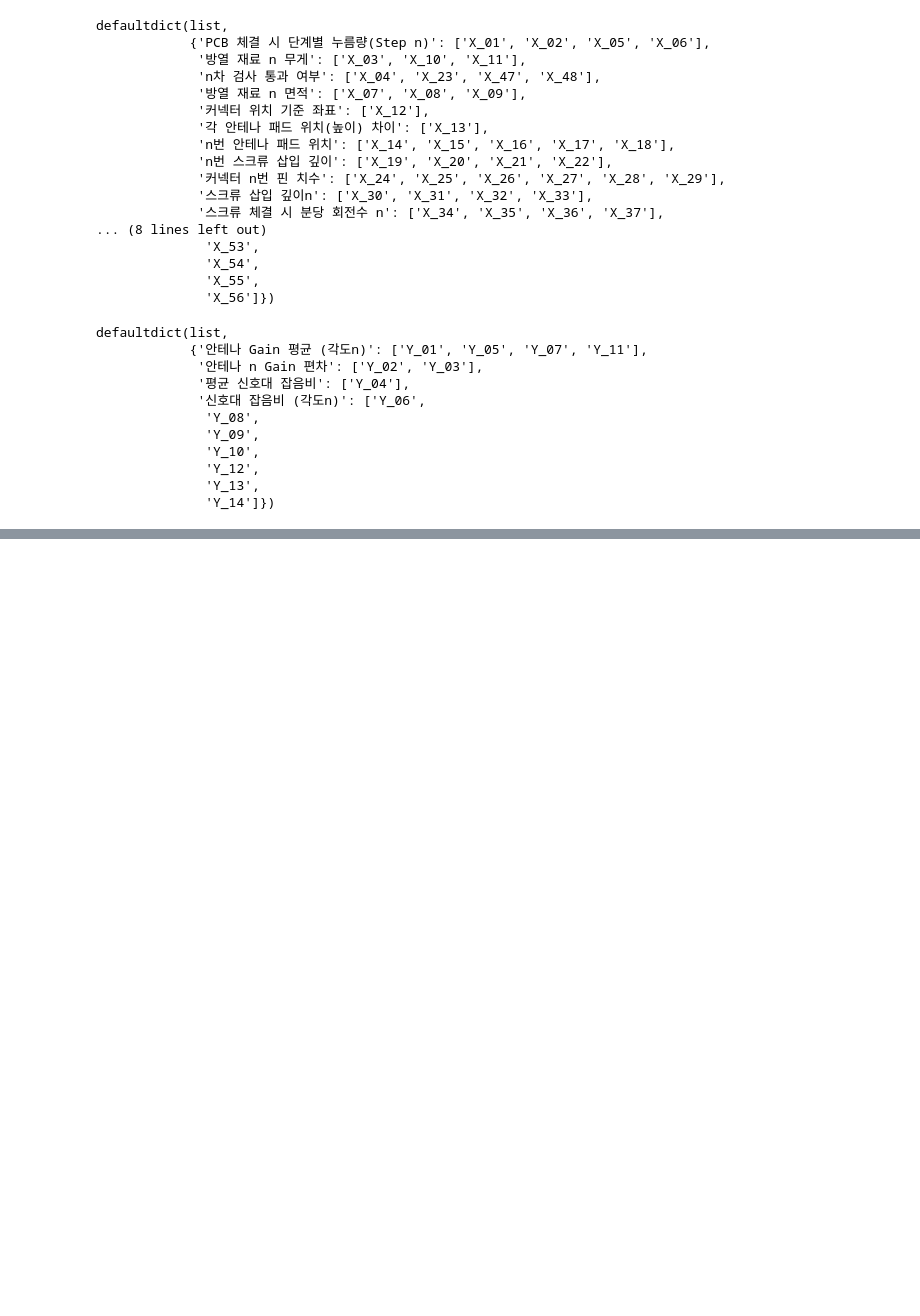
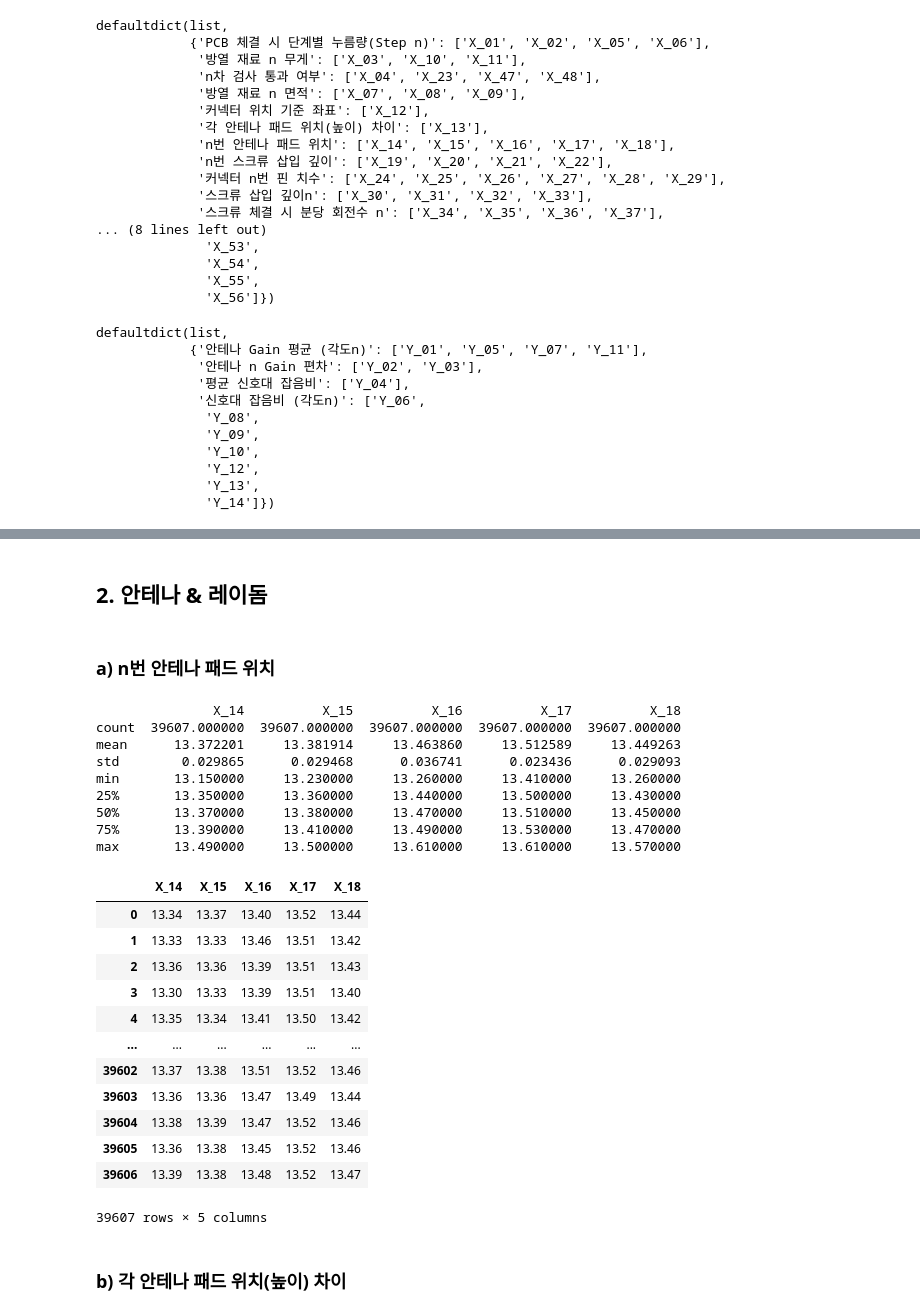
Before and after one commit to jinkyusung/antenna-performance-prediction, a Jupyter notebook: exploratory-data-analysis/eda.ipynb, the cells around one changed output, grey strips where cells are left out. Saved outputs shown, nothing was run; the diff lists cells and outputs as text; code cells hidden in the pictures; blank space fills up the shorter version.

```diff
--- a/exploratory-data-analysis/eda.ipynb
+++ b/exploratory-data-analysis/eda.ipynb
@@ -171,0 +164,33 @@ create_group_csvs(y_train, y_name, '../dataset/y_feature')
+# %% [markdown]
+## 2. 안테나 & 레이돔
+# %% [markdown]
+### a) n번 안테나 패드 위치
+# %%
+feature4 = pd.read_csv('../dataset/x_feature/n번 안테나 패드 위치.csv')
+print(feature4.describe())
+feature4
+# %% [output]
+               X_14          X_15          X_16          X_17          X_18
+count  39607.000000  39607.000000  39607.000000  39607.000000  39607.000000
+mean      13.372201     13.381914     13.463860     13.512589     13.449263
+std        0.029865      0.029468      0.036741      0.023436      0.029093
+min       13.150000     13.230000     13.260000     13.410000     13.260000
+25%       13.350000     13.360000     13.440000     13.500000     13.430000
+50%       13.370000     13.380000     13.470000     13.510000     13.450000
+75%       13.390000     13.410000     13.490000     13.530000     13.470000
+max       13.490000     13.500000     13.610000     13.610000     13.570000
+|  | X_14 | X_15 | X_16 | X_17 | X_18 |
+| 0 | 13.34 | 13.37 | 13.40 | 13.52 | 13.44 |
+| 1 | 13.33 | 13.33 | 13.46 | 13.51 | 13.42 |
+| 2 | 13.36 | 13.36 | 13.39 | 13.51 | 13.43 |
+| 3 | 13.30 | 13.33 | 13.39 | 13.51 | 13.40 |
+| 4 | 13.35 | 13.34 | 13.41 | 13.50 | 13.42 |
+| ... | ... | ... | ... | ... | ... |
+| 39602 | 13.37 | 13.38 | 13.51 | 13.52 | 13.46 |
+| 39603 | 13.36 | 13.36 | 13.47 | 13.49 | 13.44 |
+| 39604 | 13.38 | 13.39 | 13.47 | 13.52 | 13.46 |
+| 39605 | 13.36 | 13.38 | 13.45 | 13.52 | 13.46 |
+| 39606 | 13.39 | 13.38 | 13.48 | 13.52 | 13.47 |
+39607 rows × 5 columns
+# %% [markdown]
+### b) 각 안테나 패드 위치(높이) 차이
```
Also changed, not shown: parts of 40 cells of this notebook.
